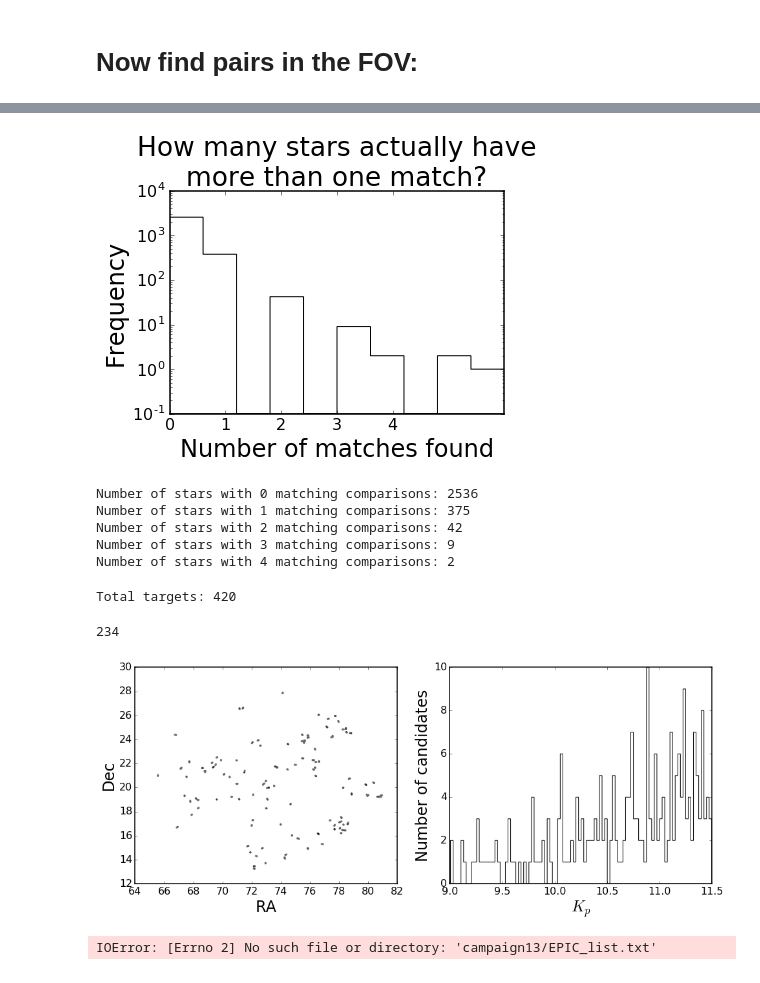
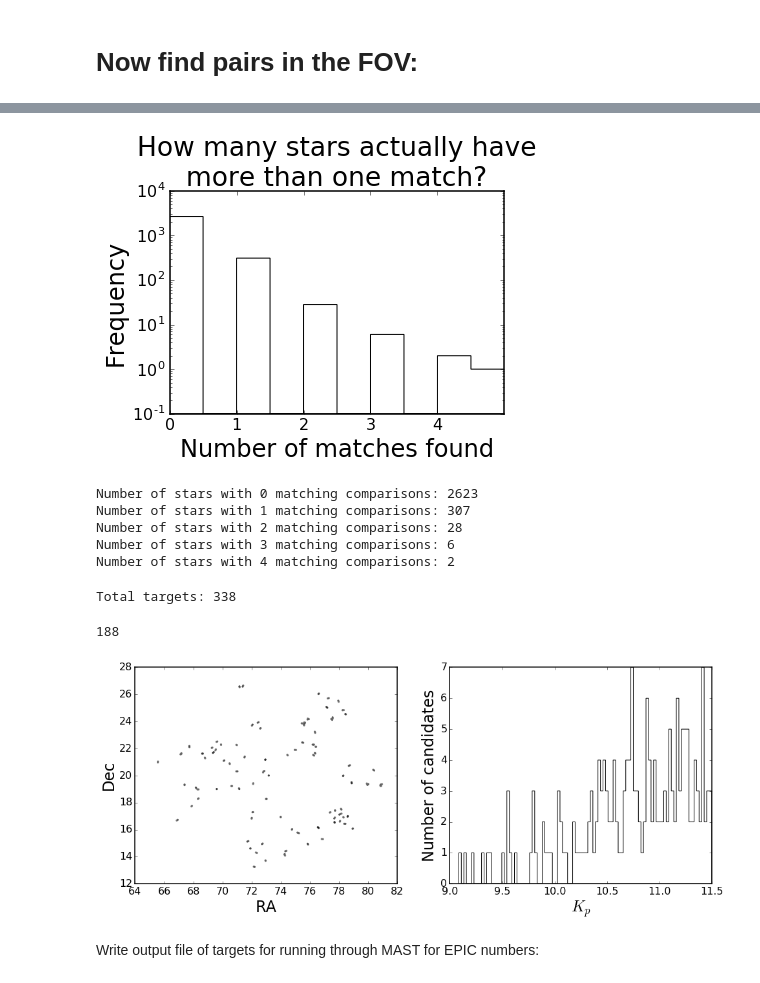
Before and after one commit to bmorris3/K2-twos, a Jupyter notebook: findtargets_campaign13.ipynb, the cells around one changed output, grey strips where cells are left out. Cells and saved outputs as stored; diff of their text form; code cells hidden in the pictures.

Commit message:
cycle 4 targets

```diff
--- a/findtargets_campaign13.ipynb
+++ b/findtargets_campaign13.ipynb
@@ -159,8 +158,8 @@ path = outputdir+'candidates_with_neighbors.txt' # output file name
 recalculate = True # Calculate or use precalculated table
 
 # Settings for the K2-two pairs
-pair_separation_limits = [2, 5] # Inner and outer angle in arcmin
-pair_delta_Kp = 2. # Maximum difference in Kepler magnitude
+pair_separation_limits = [1.5, 5] # Inner and outer angle in arcmin
+pair_delta_Kp = 1 # Maximum difference in Kepler magnitude
 
 # Precautions to avoid nearby contaminant stars
 contaminant_separation_limit = 0.5 # [arcmin] toss pairs with contaminants this close
@@ -260,46 +254,50 @@ for i in range(5):
     print("Number of stars with {0} matching comparisons: {1}".format(i,
           list(N_neighbors).count(i)))
 # %% [output]
-[figure, old version]
+[figure, new version]
-Number of stars with 0 matching comparisons: 2536
-Number of stars with 1 matching comparisons: 375
-Number of stars with 2 matching comparisons: 42
-Number of stars with 3 matching comparisons: 9
+Number of stars with 0 matching comparisons: 2623
+Number of stars with 1 matching comparisons: 307
+Number of stars with 2 matching comparisons: 28
+Number of stars with 3 matching comparisons: 6
 Number of stars with 4 matching comparisons: 2
 # %%
 print 'Total targets:', len(candidates_with_neighbors)
 # %% [output]
-Total targets: 420
+Total targets: 338
 # %%
 from astroquery.simbad import Simbad
 customSimbad = Simbad()
 customSimbad.add_votable_fields('sptype')
 
-c = SkyCoord(ra=candidates_with_neighbors['ra'], dec=candidates_with_neighbors['dec'])
-#arg = np.argmin(c.separation(c[target])[1:]) + 1
-ok = 0
-not_ok = 0
-coolstars = np.zeros(len(c))
-for i, target in enumerate(c):
-    if coolstars[i] != 1:
-        a = c.separation(target).arcmin
-        target_coord = target.to_string()
-        target_sptype = customSimbad.query_region(target_coord, radius=25 * u.arcsec)
-        a[i] = 1e5
-        comp_ind = np.argmin(a)
-        comp_coord = c[comp_ind].to_string()
-        coord_sptype = customSimbad.query_region(comp_coord, radius=25 * u.arcsec)
-        if target_sptype is not None and coord_sptype is not None:
-            spectypes = target_sptype['SP_TYPE'][0] + coord_sptype['SP_TYPE'][0]
-            if 'A' in spectypes or 'B' in spectypes or 'O' in spectypes:
-                pass
-            else:
-                coolstars[i] = 1
-                coolstars[comp_ind] = 1
-cool_candidates = candidates_with_neighbors[coolstars.astype(bool)]
-print(len(cool_candidates))
+import warnings
+with warnings.catch_warnings():
+    warnings.simplefilter("ignore")
+
+    c = SkyCoord(ra=candidates_with_neighbors['ra'], dec=candidates_with_neighbors['dec'])
+    #arg = np.argmin(c.separation(c[target])[1:]) + 1
+    ok = 0
+    not_ok = 0
+    coolstars = np.zeros(len(c))
+    for i, target in enumerate(c):
+        if coolstars[i] != 1:
+            a = c.separation(target).arcmin
+            target_coord = target.to_string()
+            target_sptype = customSimbad.query_region(target_coord, radius=25 * u.arcsec)
+            a[i] = 1e5
+            comp_ind = np.argmin(a)
+            comp_coord = c[comp_ind].to_string()
+            coord_sptype = customSimbad.query_region(comp_coord, radius=25 * u.arcsec)
+            if target_sptype is not None and coord_sptype is not None:
+                spectypes = target_sptype['SP_TYPE'][0] + coord_sptype['SP_TYPE'][0]
+                if 'A' in spectypes or 'B' in spectypes or 'O' in spectypes:
+                    pass
+                else:
+                    coolstars[i] = 1
+                    coolstars[comp_ind] = 1
+    cool_candidates = candidates_with_neighbors[coolstars.astype(bool)]
+    print(len(cool_candidates))
 
 plotfield(cool_candidates)
 # %% [output]
-234
+188
-[figure, old version]
+[figure, new version]
@@ -305,0 +315,2 @@ plotfield(cool_candidates)
+# %% [markdown]
+Write output file of targets for running through MAST for EPIC numbers:
@@ -308,7 +324,7 @@ plotfield(cool_candidates)
 # http://archive.stsci.edu/k2/epic/search.php
 EPIC_list_path = outputdir+'EPIC_list.txt'
 EPIC_list = open(EPIC_list_path, 'r').read().split('\n\n')
-candidate_array = candidates_with_neighbors.as_array()
+candidate_array = cool_candidates[['ra', 'dec', 'Kp']].as_array()
 final_list = []
 cadence = '30'
 for i, line in enumerate(EPIC_list):
@@ -322,5 +338,3 @@ for i, line in enumerate(EPIC_list):
 final_output_path = '{}campaign_{}_EPIC_list.txt'.format(outputdir, campaign_number)
 with open(final_output_path, 'w') as f:
     f.write('\n'.join(final_list))
-# %% [output]
-IOError: [Errno 2] No such file or directory: 'campaign13/EPIC_list.txt'
```
Also changed, not shown: parts of 4 cells of this notebook, 8 other files.
